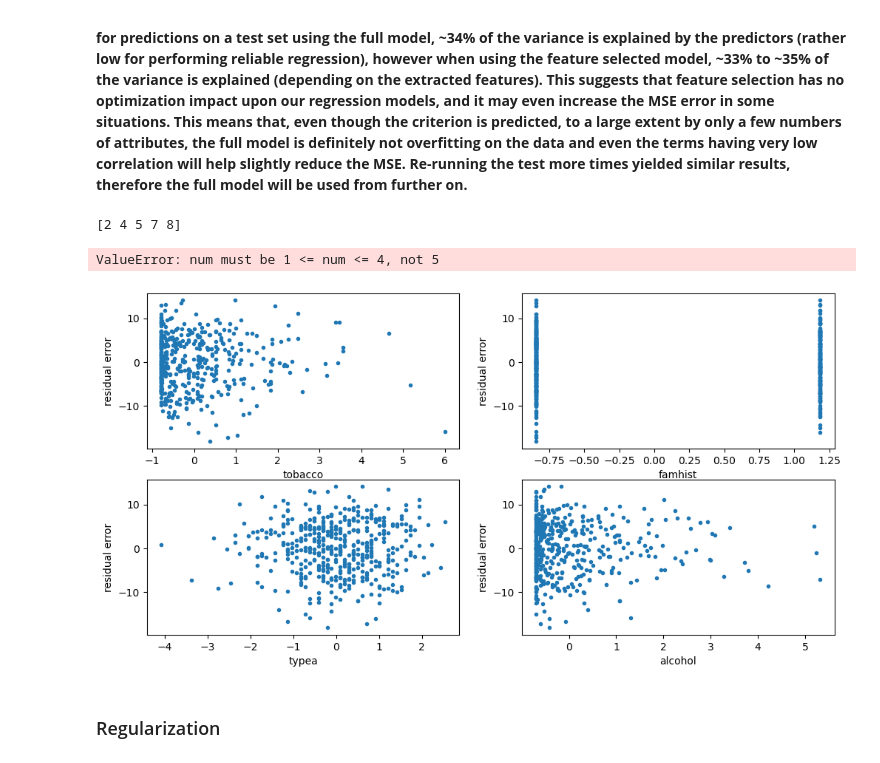
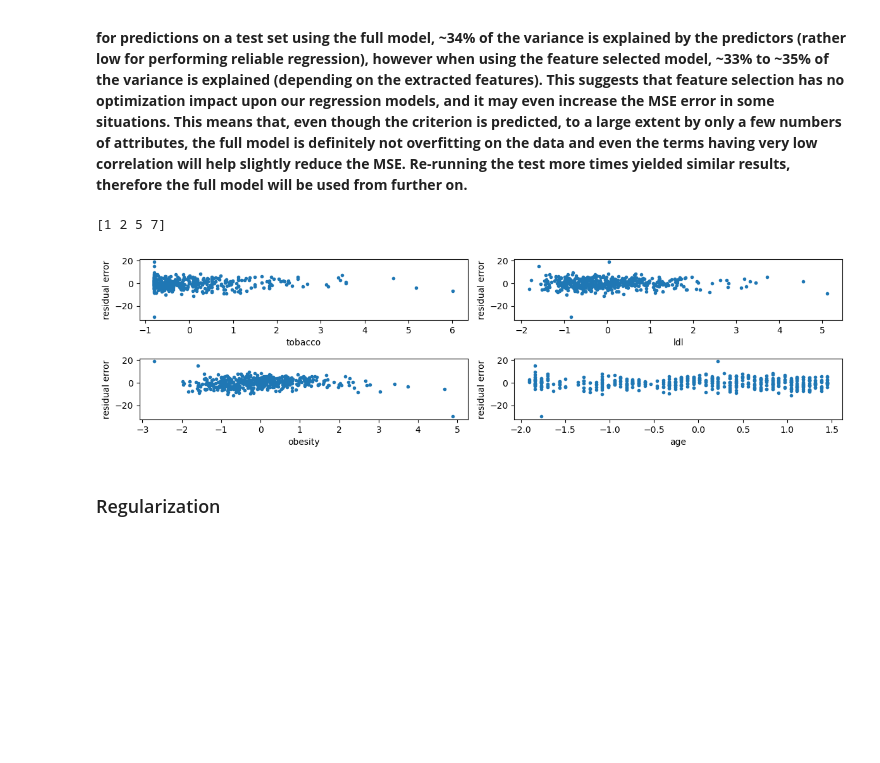
Before and after one commit to carolinahdzm/MLandDataM-Project2, a Jupyter notebook: Project2.ipynb, the cells around one changed output. Saved outputs shown, nothing was run; the diff lists cells and outputs as text; code cells hidden in the pictures; blank space fills up the shorter version.

```diff
--- a/Project2.ipynb
+++ b/Project2.ipynb
@@ -28,8 +29,8 @@ warnings.filterwarnings('ignore')
 %matplotlib inline
 # %%
 # Load data from csv and store it in dataframe
-path = 'C:/Users/HP/Desktop/MASTER/1ST COURSE/INTRO TO ML AND DM/South-African-Heart-Disease-data-analysis-using-python-master/part1/dataset.xls'
-df = pd.read_excel(path, sheet_name='Sheet1')
+path = 'SAheart.data.txt'
+df = pd.read_csv(path)
 # %% [markdown]
 ## Data visualization
 # %%
@@ -53,7 +54,7 @@ df
 462 rows × 11 columns
 # %%
 # Drop row column
-df.drop(['row'], axis = 'columns', inplace=True)
+df.drop(['row.names'], axis = 'columns', inplace=True)
 # %%
 # Plot disperssion matrix to see correlation
 f, ax = plt.subplots(figsize = (10, 8))
@@ -137,7 +138,7 @@ In a linear regression problem, we are predicting our dependent variable through
 We are interested in discovering whether we can improve this model by reaching the same prediction power using fewer attributes. For this purpose, we perform a forward selection test with cross-validation across 5 outer folds and 10 inner folds, where we train a model starting with no features and gradually select and add, one-by-one, the features which minimize the squared error in the inner cross-validation loop, until the error cannot be minimized by adding any further predictors. Finally, we compute the R2 value of both the full model without feature selection and the newly-fitted feature-selecting model upon a test set, in order to see what percentage of the variance within the dataset is explained by each model.
 # %%
 raw_data = df.to_numpy()
-attr_col = list(df.columns).index('adiposity')
+attr_col = list(df.columns).index('obesity')
 cols = list(range(0, attr_col)) + list(range(attr_col + 1, len(df.columns)))
 
 X = raw_data[:, cols]
@@ -260,33 +261,32 @@ However, the error results show that, there is not any improvement when using fe
 # %%
 # Inspect selected feature coefficients effect on the entire dataset
 # and plot the fitted model residual error as function of each attribute
 # to inspect for systematic structure in the residual
 
 f=2 # cross-validation fold to inspect
 ff=Features[:,f-1].nonzero()[0]
 print(ff)
 if len(ff) == 0:
     print('\nNo features were selected, i.e. the data (X) in the fold cannot describe the outcomes (y).' )
 else:
     m = lm.LinearRegression(fit_intercept=True).fit(X[:,ff], y)
 
     y_est= m.predict(X[:,ff])
     residual=y-y_est
 
     figure(k+1, figsize=(12,6))
     title('Residual error vs. Attributes for features selected in cross-validation fold {0}'.format(f))
     for i in range(0,len(ff)):
-       subplot(2, int( np.ceil(len(ff) // 2)),i+1)
+       subplot(4, int( np.ceil(len(ff) // 2)),i+1)
        plot(X[:,ff[i]],residual,'.')
        xlabel(attributeNames[ff[i]])
        ylabel('residual error')
     plt.tight_layout()
 
 show()
 # %% [output]
-[2 4 5 7 8]
+[1 2 5 7]
-ValueError: num must be 1 <= num <= 4, not 5
-[figure, old version]
+[figure, new version]
 # %% [markdown]
 ### Regularization
 # %% [markdown]
```
Also changed, not shown: parts of 27 cells of this notebook.
